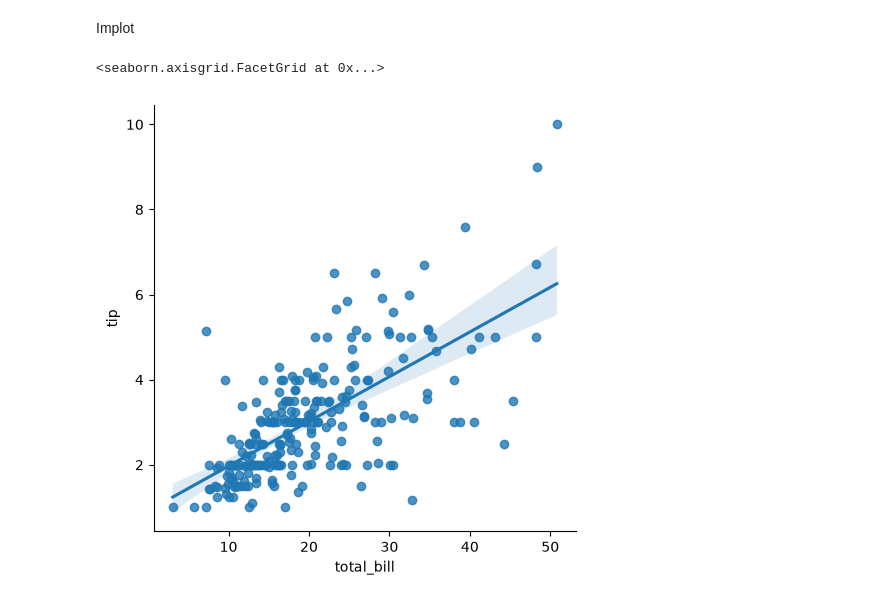
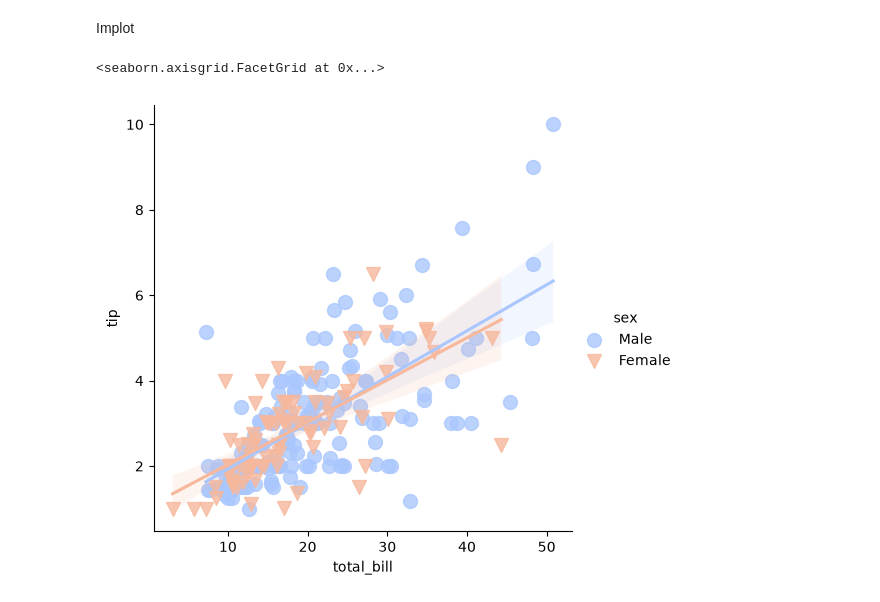
Before and after one commit to Mayankjoshi009/Python-, a Jupyter notebook: Matplotlib & Seaborn/Regression Plot.ipynb, the cells around one changed output. Cells and saved outputs as stored; diff of their text form; code cells hidden in the pictures.

```diff
--- a/Matplotlib & Seaborn/Regression Plot.ipynb
+++ b/Matplotlib & Seaborn/Regression Plot.ipynb
@@ -9,7 +9,15 @@ Implot
 # %%
 tips =sns.load_dataset('tips')
 # %%
-sns.lmplot(x='total_bill',y='tip',data=tips)
+sns.lmplot(
+    x='total_bill',
+    y='tip',
+    data=tips,
+    hue='sex',
+    palette='coolwarm',
+    markers=['o', 'v'],
+    scatter_kws={'s': 100}
+)
 # %% [output]
 <seaborn.axisgrid.FacetGrid at 0x...>
-[figure, old version]
+[figure, new version]
```
